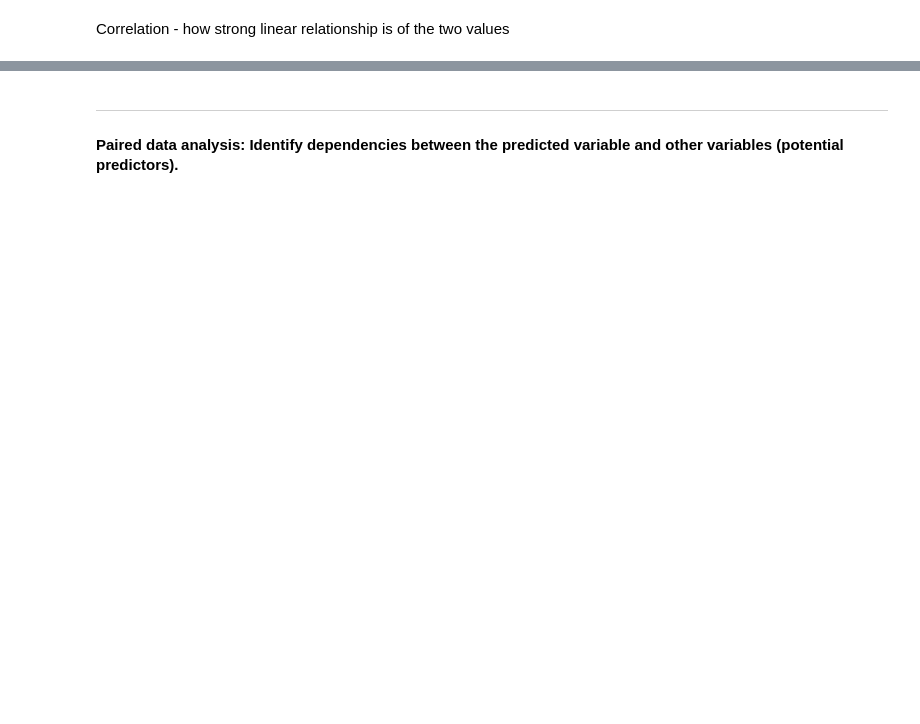
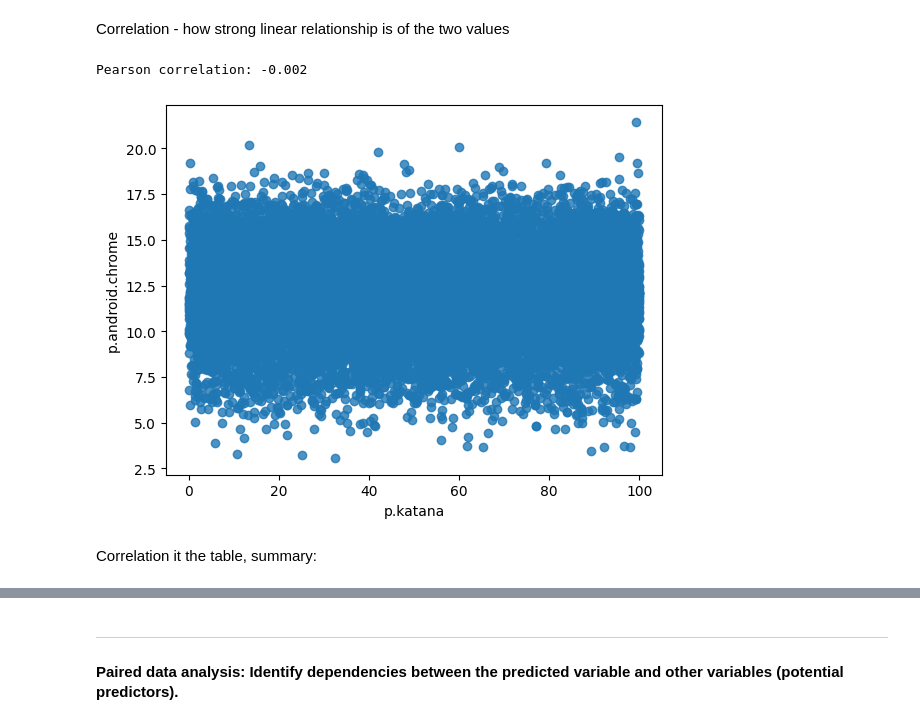
Before and after one commit to mariamatusiskova/IAU_project, a Jupyter notebook: datasets/processes.ipynb, the cells around one changed output, grey strips where cells are left out. Saved outputs shown, nothing was run; the diff lists cells and outputs as text; code cells hidden in the pictures; blank space fills up the shorter version.

```diff
--- a/datasets/processes.ipynb
+++ b/datasets/processes.ipynb
@@ -388,7 +435,12 @@ sns.pairplot(processes, hue="ts")
 # %% [markdown]
 Correlation - how strong linear relationship is of the two values
 # %%
-sns.regplot(x="c.katana", y="c.android.chrome", data=processes)
-print("Pearson correlation: %.3f" % processes['c.katana'].corr(processes['c.android.chrome']))
+sns.regplot(x="p.katana", y="p.android.chrome", data=processes)
+print("Pearson correlation: %.3f" % processes['p.katana'].corr(processes['p.android.chrome']))
+# %% [output]
+Pearson correlation: -0.002
+[figure, added]
+# %% [markdown]
+Correlation it the table, summary:
 # %%
 processes.corr(numeric_only=True)
```
Also changed, not shown: parts of 35 cells of this notebook, 2 other files.
